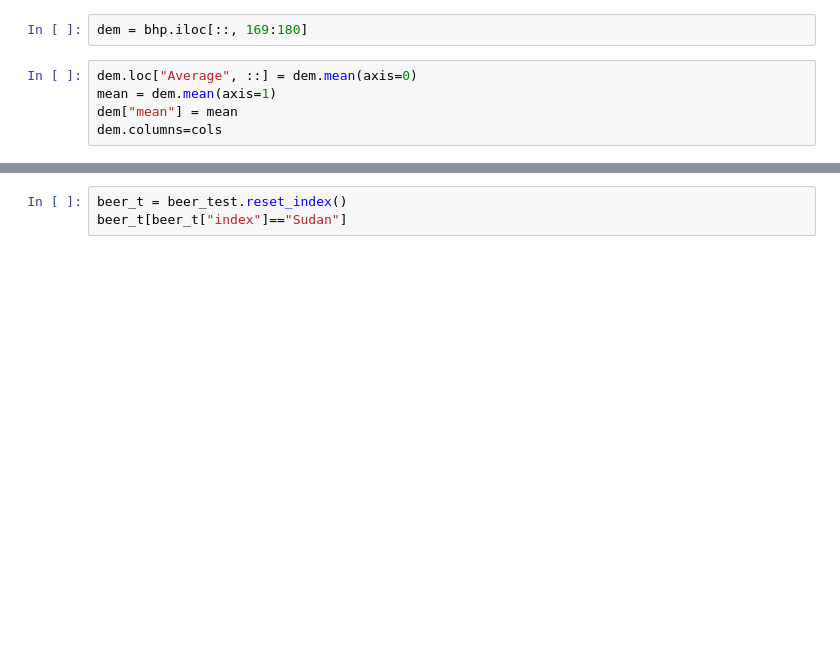
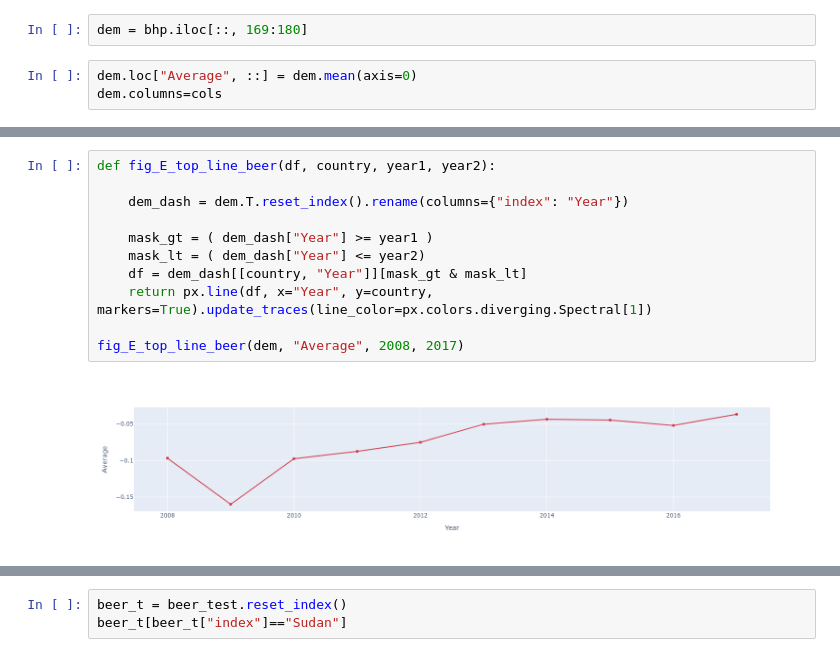
Before and after one commit to ua-chjb/portfolio_beer_and_happiness, a Jupyter notebook: merging_EDA_finalcharts.ipynb, the cells around one changed output, grey strips where cells are left out. Cells and saved outputs as stored; diff of their text form; blank space fills up the shorter version.

```diff
--- a/merging.ipynb
+++ b/merging_EDA_finalcharts.ipynb
@@ -494,6 +492,4 @@ pop.columns = cols
 dem = bhp.iloc[::, 169:180]
 # %%
 dem.loc["Average", ::] = dem.mean(axis=0)
-mean = dem.mean(axis=1)
-dem["mean"] = mean
 dem.columns=cols
@@ -668,0 +643,13 @@ beer[:5]
+# %%
+def fig_E_top_line_beer(df, country, year1, year2):
+
+    dem_dash = dem.T.reset_index().rename(columns={"index": "Year"})
+
+    mask_gt = ( dem_dash["Year"] >= year1 )
+    mask_lt = ( dem_dash["Year"] <= year2)
+    df = dem_dash[[country, "Year"]][mask_gt & mask_lt]
+    return px.line(df, x="Year", y=country, markers=True).update_traces(line_color=px.colors.diverging.Spectral[1])
+
+fig_E_top_line_beer(dem, "Average", 2008, 2017)
+# %% [output]
+[figure, added]
```
Also changed, not shown: parts of 23 cells of this notebook, 2 other files.
